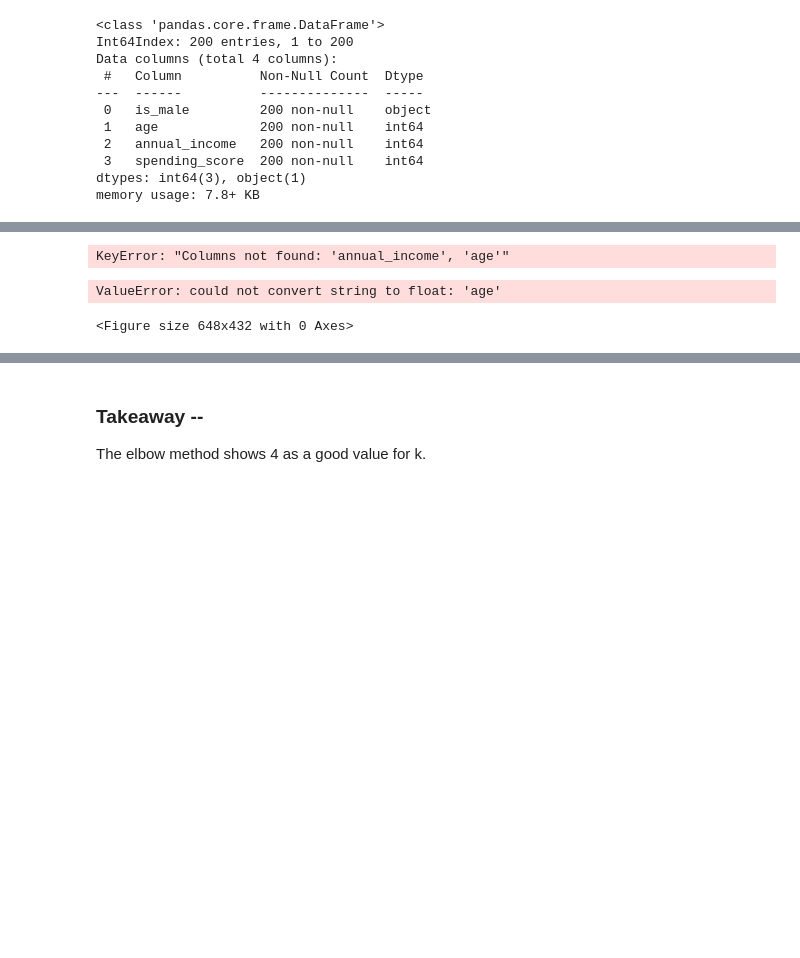
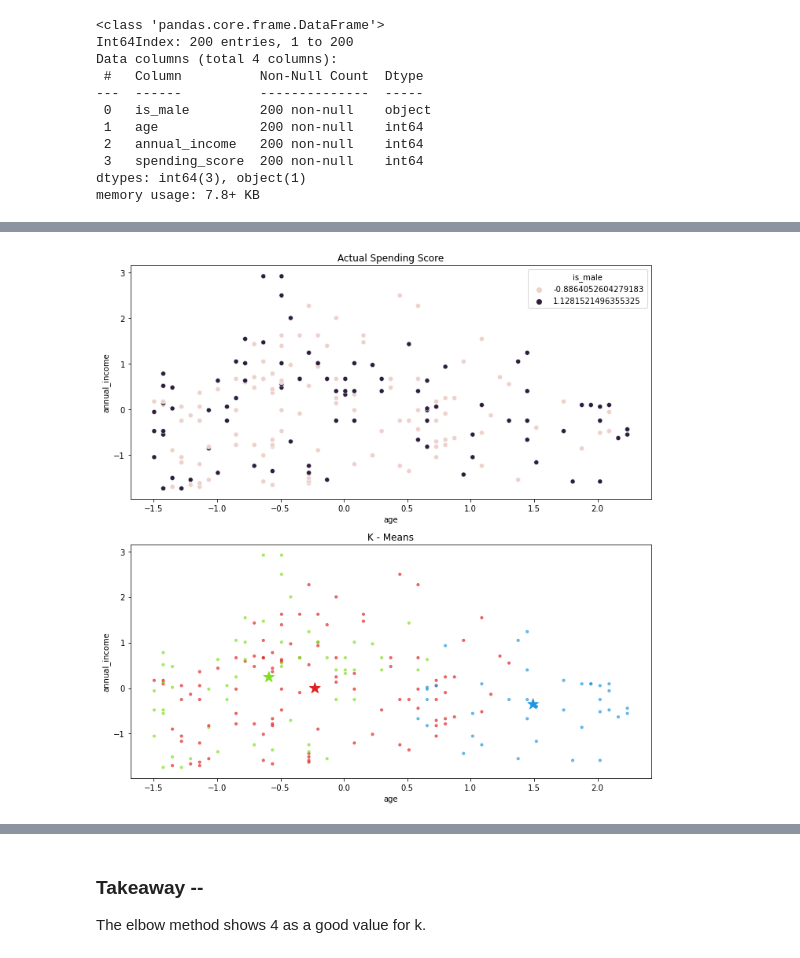
Before and after one commit to barbmarques/clustering-exercises, a Jupyter notebook: Modeling.ipynb, the cells around one changed output, grey strips where cells are left out. Saved outputs shown, nothing was run; the diff lists cells and outputs as text; code cells hidden in the pictures; blank space fills up the shorter version.

```diff
--- a/Modeling.ipynb
+++ b/Modeling.ipynb
@@ -237,4 +212,4 @@ memory usage: 7.8+ KB
 from sklearn.preprocessing import StandardScaler
 
 scaler = StandardScaler().fit(X)
-X_scaled = pd.DataFrame(scaler.transform(X), columns= ['age', 'annual_income']).set_index([X.index.values])
+X_scaled = pd.DataFrame(scaler.transform(X), columns= X.columns).set_index([X.index.values])
@@ -246,0 +222,9 @@ plt.ylabel('Income($)')
+# %%
+# make the thing
+kmeans = KMeans(n_clusters=3)
+
+# fit the thing
+kmeans.fit(X_scaled)
+
+# Use (predict using) the thing
+kmeans.predict(X_scaled)
@@ -246,0 +252,8 @@ plt.ylabel('Income($)')
+# %%
+# make a new column named cluster in mall and X_scaled dataframe
+
+mall['cluster'] = kmeans.predict(X_scaled)
+
+X_scaled['cluster'] = kmeans.predict(X_scaled)
+
+mall.head()
@@ -247,51 +288,36 @@ plt.ylabel('Income($)')
 # %%
-centroids = np.array(iris.groupby('cluster')['age', 'annual_income'].mean())
+# Visualize the scatter plot for Actual vs predicted (K-Means)
+#viz_kmeans.viz_mall(mall, kmeans)
+centroids = np.array(X_scaled.groupby('cluster')['age', 'annual_income'].mean())
 cen_x = [i[0] for i in centroids]
 cen_y = [i[1] for i in centroids]
-# cen_x = [i[0] for i in kmeans.cluster_centers_]
-# cen_y = [i[1] for i in kmeans.cluster_centers_]
-mall['cen_x'] = mall.cluster.map({0:cen_x[0], 1:cen_x[1], 2:cen_x[2]})
-mall['cen_y'] = mall.cluster.map({0:cen_y[0], 1:cen_y[1], 2:cen_y[2]})
-
+    # cen_x = [i[0] for i in kmeans.cluster_centers_]
+    # cen_y = [i[1] for i in kmeans.cluster_centers_]
+X_scaled['cen_x'] = X_scaled.cluster.map({0:cen_x[0], 1:cen_x[1], 2:cen_x[2]})
+X_scaled['cen_y'] = X_scaled.cluster.map({0:cen_y[0], 1:cen_y[1], 2:cen_y[2]})
 colors = ['#DF2020','#2095DF', '#81DF20' ]
-mall['c'] = mall.cluster.map({0:colors[0], 1:colors[1], 2:colors[2]})
-#plot scatter chart for Actual species and those predicted by K - Means
-
-#specify custom palette for sns scatterplot
+X_scaled['c'] = X_scaled.cluster.map({0:colors[0], 1:colors[1], 2:colors[2]})
+    #plot scatter chart for Actual species and those predicted by K - Means
+    #specify custom palette for sns scatterplot
 colors1 = ['#2095DF','#81DF20' ,'#DF2020']
 customPalette = sns.set_palette(sns.color_palette(colors1))
-
-#plot the scatterplots
-
-#Define figure (num of rows, columns and size)
+    #plot the scatterplots
+    #Define figure (num of rows, columns and size)
 fig, ax = plt.subplots(nrows=2, ncols=1, figsize=(10,10))
-
-# plot ax1
+    # plot ax1
 ax1 = plt.subplot(2,1,1)
-sns.scatterplot(data = iris, x = 'age', y = 'annual_income', ax = ax1, hue = 'is_male', palette=customPalette)
+sns.scatterplot(data = X_scaled, x = 'age', y = 'annual_income', ax = ax1, hue = 'is_male', palette=customPalette)
 plt.title('Actual Spending Score')
-
-#plot ax2
+    #plot ax2
 ax2 = plt.subplot(2,1,2)
-ax2.scatter(mall.petal_length, mall.sepal_length, c=mall.c, alpha = 0.6, s=10)
+ax2.scatter(X_scaled.age, X_scaled.annual_income, c=X_scaled.c, alpha = 0.6, s=10)
 ax2.set(xlabel = 'age', ylabel = 'annual_income', title = 'K - Means')
 
-# plot centroids on  ax2
-ax2.scatter(cen_x, cen_y, marker='X', c=colors, s=200)
+    # plot centroids on  ax2
+ax2.scatter(cen_x, cen_y, marker='*', c=colors, s=200)
 
-mall.drop(columns = ['cen_x', 'cen_y', 'c'], inplace = True)
+X_scaled.drop(columns = ['cen_x', 'cen_y', 'c'], inplace = True)
 plt.tight_layout()
 plt.show()
 # %% [output]
-KeyError: "Columns not found: 'annual_income', 'age'"
+[figure, added]
-# %%
-with plt.style.context('seaborn-whitegrid'):
-    plt.figure(figsize=(9, 6))
-    pd.Series({k: KMeans(k).fit(X).inertia_ for k in range(2, 12)}).plot(marker='x')
-    plt.xticks(range(2, 12))
-    plt.xlabel('k')
-    plt.ylabel('inertia')
-    plt.title('Change in inertia as k increases')
-# %% [output]
-ValueError: could not convert string to float: 'age'
-<Figure size 648x432 with 0 Axes>
```
Also changed, not shown: parts of 27 cells of this notebook, 1 other file.
